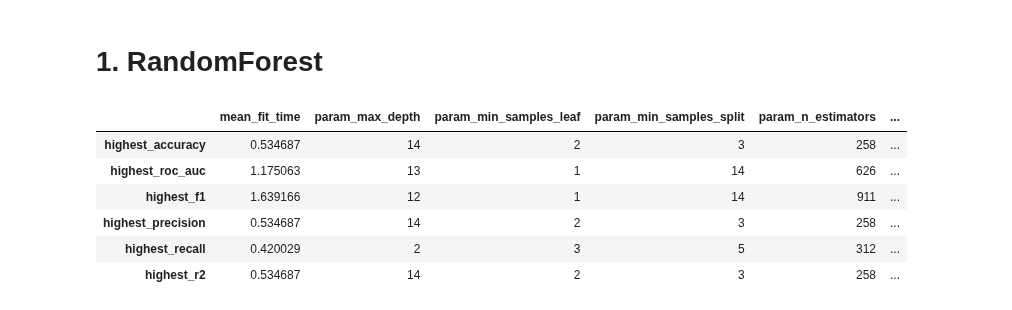
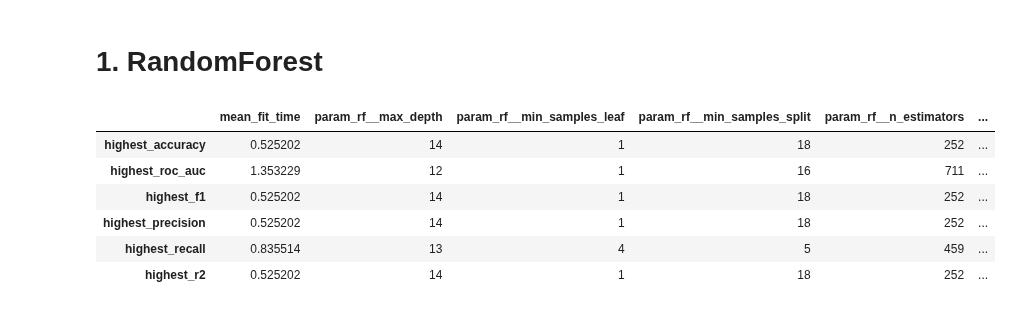
Before and after one commit to dennismgoetz/HoML-Credit-Data, a Jupyter notebook: Modelling.ipynb, the cells around one changed output. Saved outputs shown, nothing was run; the diff lists cells and outputs as text; code cells hidden in the pictures.

```diff
--- a/Modelling.ipynb
+++ b/Modelling.ipynb
@@ -355,34 +355,34 @@ rf_cv_results = pd.DataFrame(rf_random_search.cv_results_)
 # %%
 # filter out the relevant columns
 rf_columns = ['mean_fit_time', 'param_rf__max_depth', 'param_rf__min_samples_leaf', 'param_rf__min_samples_split',
                    'param_rf__n_estimators',  'mean_test_accuracy', 'mean_test_roc_auc', 'mean_test_f1',
                    'mean_test_precision', 'mean_test_recall', 'mean_test_r2']
 
 rf_filtered_results = rf_cv_results.loc[:, rf_columns]
 
 # filter out the rows with the best metrics
-highest_accuracy = filtered_results.loc[filtered_results['mean_test_accuracy'].idxmax()]
-highest_roc_auc = filtered_results.loc[filtered_results['mean_test_roc_auc'].idxmax()]
-highest_f1 = filtered_results.loc[filtered_results['mean_test_f1'].idxmax()]
-highest_precision = filtered_results.loc[filtered_results['mean_test_precision'].idxmax()]
-highest_recall = filtered_results.loc[filtered_results['mean_test_recall'].idxmax()]
-highest_r2 = filtered_results.loc[filtered_results['mean_test_r2'].idxmax()]
+highest_accuracy = rf_filtered_results.loc[rf_filtered_results['mean_test_accuracy'].idxmax()]
+highest_roc_auc = rf_filtered_results.loc[rf_filtered_results['mean_test_roc_auc'].idxmax()]
+highest_f1 = rf_filtered_results.loc[rf_filtered_results['mean_test_f1'].idxmax()]
+highest_precision = rf_filtered_results.loc[rf_filtered_results['mean_test_precision'].idxmax()]
+highest_recall = rf_filtered_results.loc[rf_filtered_results['mean_test_recall'].idxmax()]
+highest_r2 = rf_filtered_results.loc[rf_filtered_results['mean_test_r2'].idxmax()]
 
 
 rf_highest_scores = pd.concat([highest_accuracy, highest_roc_auc, highest_f1, highest_precision, highest_recall, highest_r2], axis=1).T
 rf_highest_scores.index = ['highest_accuracy', 'highest_roc_auc', 'highest_f1', 'highest_precision', 'highest_recall', 'highest_r2']
 
 
 # Scores on quick-and-dirty models: 0.74 0.77 0.83 0.76 0.9
 rf_highest_scores
 # %% [output]
-|  | mean_fit_time | param_max_depth | param_min_samples_leaf | param_min_samples_split | param_n_estimators | ... |
-| highest_accuracy | 0.534687 | 14 | 2 | 3 | 258 | ... |
-| highest_roc_auc | 1.175063 | 13 | 1 | 14 | 626 | ... |
-| highest_f1 | 1.639166 | 12 | 1 | 14 | 911 | ... |
-| highest_precision | 0.534687 | 14 | 2 | 3 | 258 | ... |
-| highest_recall | 0.420029 | 2 | 3 | 5 | 312 | ... |
-| highest_r2 | 0.534687 | 14 | 2 | 3 | 258 | ... |
+|  | mean_fit_time | param_rf__max_depth | param_rf__min_samples_leaf | param_rf__min_samples_split | param_rf__n_estimators | ... |
+| highest_accuracy | 0.525202 | 14 | 1 | 18 | 252 | ... |
+| highest_roc_auc | 1.353229 | 12 | 1 | 16 | 711 | ... |
+| highest_f1 | 0.525202 | 14 | 1 | 18 | 252 | ... |
+| highest_precision | 0.525202 | 14 | 1 | 18 | 252 | ... |
+| highest_recall | 0.835514 | 13 | 4 | 5 | 459 | ... |
+| highest_r2 | 0.525202 | 14 | 1 | 18 | 252 | ... |
 # %%
 best_estimator = rf_random_search.best_estimator_
 feature_importances = best_estimator['rf'].feature_importances_
```
Also changed, not shown: parts of 3 cells of this notebook.
